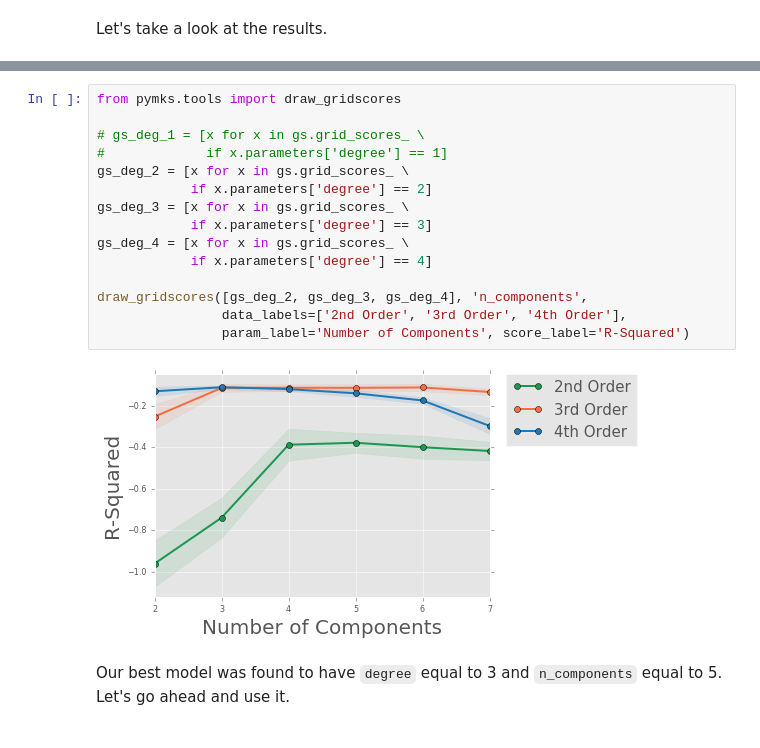
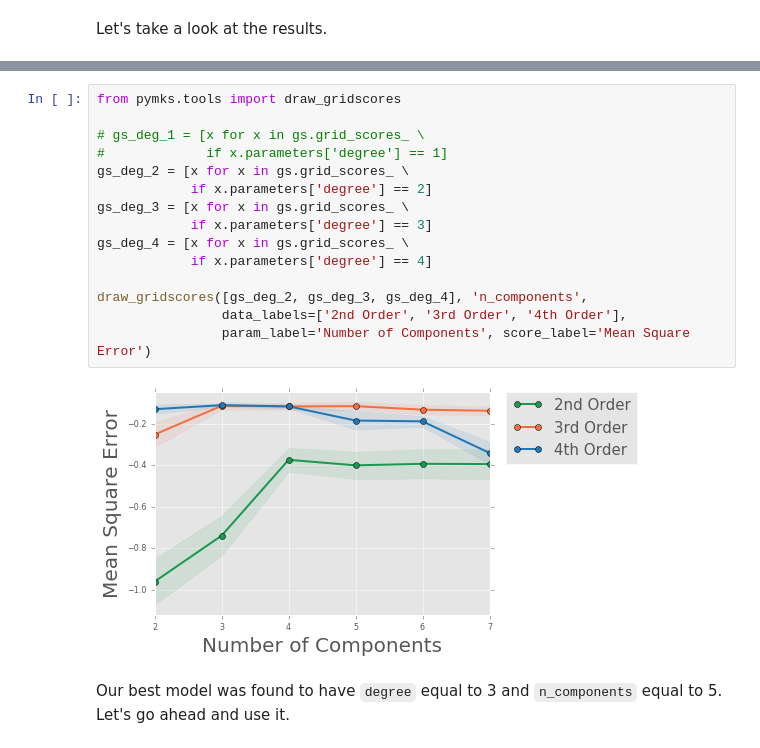
Before and after one commit to davidbrough1/pymks, a Jupyter notebook: notebooks/homogenization_fiber_2D.ipynb, the cells around one changed output, grey strips where cells are left out. Saved outputs shown, nothing was run; the diff lists cells and outputs as text.

Commit message:
images

```diff
--- a/notebooks/homogenization_fiber_2D.ipynb
+++ b/notebooks/homogenization_fiber_2D.ipynb
@@ -134,20 +132,20 @@ draw_gridscores_matrix(gs, ['n_components', 'degree'], score_label='MSE',
 # %%
 from pymks.tools import draw_gridscores
 
 # gs_deg_1 = [x for x in gs.grid_scores_ \
 #             if x.parameters['degree'] == 1]
 gs_deg_2 = [x for x in gs.grid_scores_ \
             if x.parameters['degree'] == 2]
 gs_deg_3 = [x for x in gs.grid_scores_ \
             if x.parameters['degree'] == 3]
 gs_deg_4 = [x for x in gs.grid_scores_ \
             if x.parameters['degree'] == 4]
 
 draw_gridscores([gs_deg_2, gs_deg_3, gs_deg_4], 'n_components',
                 data_labels=['2nd Order', '3rd Order', '4th Order'],
-                param_label='Number of Components', score_label='R-Squared')
+                param_label='Number of Components', score_label='Mean Square Error')
 # %% [output]
-[figure, old version]
+[figure, new version]
 # %% [markdown]
 Our best model was found to have `degree` equal to 3 and `n_components` equal to 5. Let's go ahead and use it.
 # %%
```
Also changed, not shown: parts of 8 cells of this notebook.
